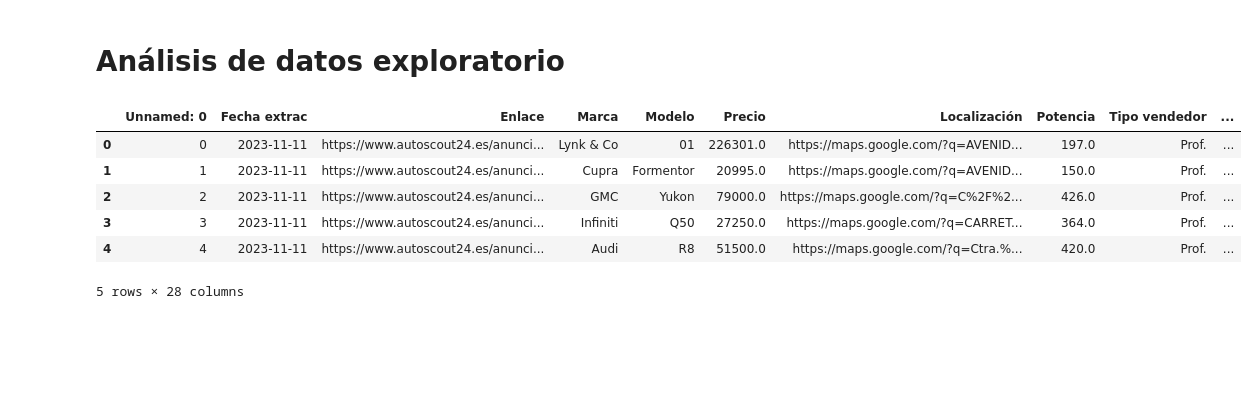
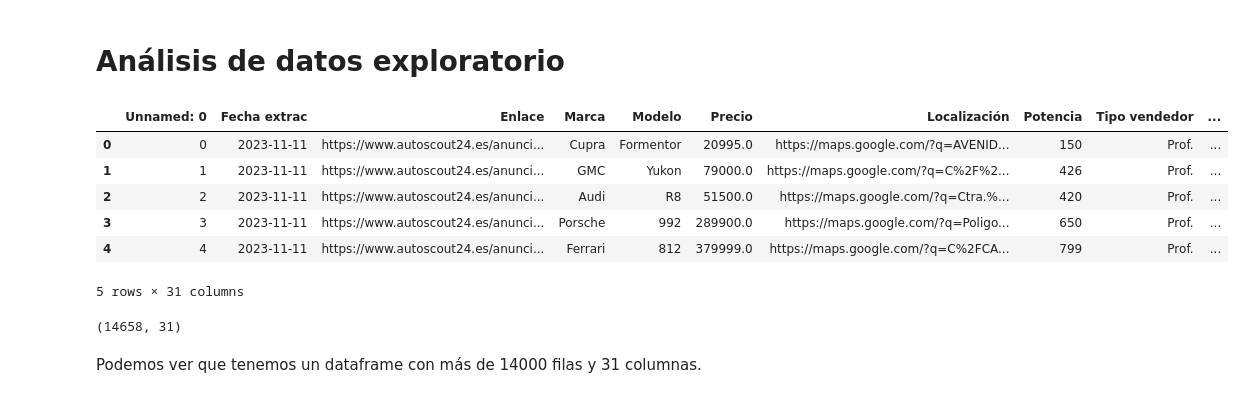
Before and after one commit to maribelseara/proyecto_final_ds, a Jupyter notebook: EDA.ipynb, the cells around one changed output. Drawn from its saved outputs; the diff is of its cells as text; code cells hidden in the pictures; blank space fills up the shorter version.

```diff
--- a/EDA.ipynb
+++ b/EDA.ipynb
@@ -5,13 +5,19 @@ import matplotlib.pyplot as plt
 # %% [markdown]
 # Análisis de datos exploratorio
 # %%
-df=pd.read_csv('veh_usados_clean.csv')
+df=pd.read_csv('data\\clean\\veh_usados.csv')
 df.head(5)
 # %% [output]
 |  | Unnamed: 0 | Fecha extrac | Enlace | Marca | Modelo | Precio | Localización | Potencia | Tipo vendedor | ... |
-| 0 | 0 | 2023-11-11 | https://www.autoscout24.es/anunci... | Lynk & Co | 01 | 226301.0 | https://maps.google.com/?q=AVENID... | 197.0 | Prof. | ... |
-| 1 | 1 | 2023-11-11 | https://www.autoscout24.es/anunci... | Cupra | Formentor | 20995.0 | https://maps.google.com/?q=AVENID... | 150.0 | Prof. | ... |
-| 2 | 2 | 2023-11-11 | https://www.autoscout24.es/anunci... | GMC | Yukon | 79000.0 | https://maps.google.com/?q=C%2F%2... | 426.0 | Prof. | ... |
-| 3 | 3 | 2023-11-11 | https://www.autoscout24.es/anunci... | Infiniti | Q50 | 27250.0 | https://maps.google.com/?q=CARRET... | 364.0 | Prof. | ... |
-| 4 | 4 | 2023-11-11 | https://www.autoscout24.es/anunci... | Audi | R8 | 51500.0 | https://maps.google.com/?q=Ctra.%... | 420.0 | Prof. | ... |
+| 0 | 0 | 2023-11-11 | https://www.autoscout24.es/anunci... | Cupra | Formentor | 20995.0 | https://maps.google.com/?q=AVENID... | 150 | Prof. | ... |
+| 1 | 1 | 2023-11-11 | https://www.autoscout24.es/anunci... | GMC | Yukon | 79000.0 | https://maps.google.com/?q=C%2F%2... | 426 | Prof. | ... |
+| 2 | 2 | 2023-11-11 | https://www.autoscout24.es/anunci... | Audi | R8 | 51500.0 | https://maps.google.com/?q=Ctra.%... | 420 | Prof. | ... |
+| 3 | 3 | 2023-11-11 | https://www.autoscout24.es/anunci... | Porsche | 992 | 289900.0 | https://maps.google.com/?q=Poligo... | 650 | Prof. | ... |
+| 4 | 4 | 2023-11-11 | https://www.autoscout24.es/anunci... | Ferrari | 812 | 379999.0 | https://maps.google.com/?q=C%2FCA... | 799 | Prof. | ... |
-5 rows × 28 columns
+5 rows × 31 columns
+# %%
+df.shape
+# %% [output]
+(14658, 31)
+# %% [markdown]
+Podemos ver que tenemos un dataframe con más de 14000 filas y 31 columnas.
```
Also changed, not shown: parts of 97 cells of this notebook, 2 other files.
